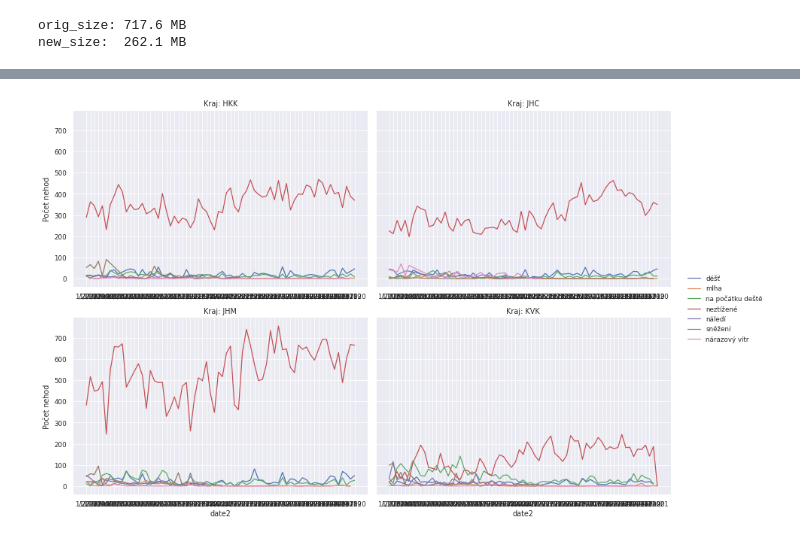
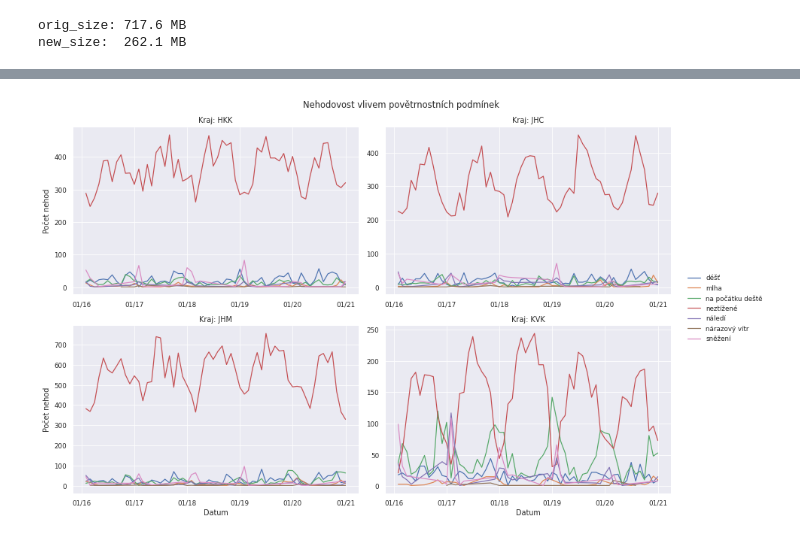
Before and after one commit to laDok8/izv, a Jupyter notebook: analysis.ipynb, the cells around one changed output, grey strips where cells are left out. Cells and saved outputs as stored; diff of their text form; code cells hidden in the pictures.

```diff
--- a/analysis.ipynb
+++ b/analysis.ipynb
@@ -17,24 +20,31 @@ def _download_accidents(url: str = "http://ehw.fit.vutbr.cz/izv/accidents.pkl.gz
 
 _download_accidents()
 # %%
-def get_dataframe(filename: str, verbose: bool = False) -> pd.DataFrame:
+def get_dataframe(filename: str = "accidents.pkl.gz", verbose: bool = False) -> pd.DataFrame:
+    """
+    Get data from compressed fie
+    :param filename: name of file
+    :param verbose: show file sizes before/after optimization
+    """
     df = pd.read_pickle(filename)
     if verbose:
-        mem = df.memory_usage(deep=True).sum() / (1024**2)
+        mem = df.memory_usage(deep=True).sum() / (1024 ** 2)
         print(f"orig_size: {mem:.1f} MB")
 
     convertable = ["p36", "p37", "weekday(p2a)", "p2b", "p6", "p7", "p8", "p9", "p10", "p11", "p12", "p13a",
                    "p13b", "p13c", "p14", "p15", "p16", "p17", "p18", "p19", "p20", "p21", "p22", "p23", "p24", "p27",
                    "p28",
-                   "p34", "p35", "p39", "p44", "p45a", "p47", "p48a", "p49", "p50a", "p50b", "p51", "p52", "p53", "p55a",
-                   "p57", "p58", "a", "b", "d", "e", "f", "g", "h", "i", "j", "k", "l", "n", "o", "p", "q", "r", "s", "t",
+                   "p34", "p35", "p39", "p44", "p45a", "p47", "p48a", "p49", "p50a", "p50b", "p51", "p52", "p53",
+                   "p55a",
+                   "p57", "p58", "a", "b", "d", "e", "f", "g", "h", "i", "j", "k", "l", "n", "o", "p", "q", "r", "s",
+                   "t",
                    "p5a"]
     df['p2a'] = df['p2a'].astype('datetime64')
     df.rename(columns={'p2a': 'date'}, inplace=True)
     df[convertable] = df[convertable].astype('category')
 
     if verbose:
-        mem = df.memory_usage(deep=True).sum() / (1024**2)
+        mem = df.memory_usage(deep=True).sum() / (1024 ** 2)
         print(f"new_size:  {mem:.1f} MB")
     return df
 df = get_dataframe("accidents.pkl.gz", verbose=True)
@@ -125,41 +148,56 @@ plot_animals(df, "02_animals.png", True)
 # %%
-# Ukol 4: Povětrnostní podmínky
 def plot_conditions(df: pd.DataFrame, fig_location: str = None,
                     show_figure: bool = False):
+    """
+    Create plot of accidents caused by weather
+    :param df: dataframe
+    :param fig_location: location to store plot
+    :param show_figure: True to show visuals
+    """
     df['hodnota'] = 1
     _rename = {
         1: 'neztížené',
         2: 'mlha',
         3: 'na počátku deště',
         4: 'déšť',
         5: 'sněžení',
         6: 'náledí',
         7: 'nárazový vítr',
     }
 
-    wind_df = df[df['region'].isin(['HKK', 'JHC', 'JHM', 'KVK']) & (df['p18'] != 0) ]
-    wind_df = wind_df.loc[:,['date','p18','hodnota','region']]
+    wind_df = df[df['region'].isin(['HKK', 'JHC', 'JHM', 'KVK']) & (df['p18'] != 0)]
+    wind_df = wind_df.loc[:, ['date', 'p18', 'hodnota', 'region']]
     wind_df['p18'].replace(_rename, inplace=True)
-    wind_df['date2']=wind_df.apply(lambda row: str(row['date'].month)+'/'+str(row['date'].year),axis=1)
-    wind_df = pd.pivot_table(wind_df, columns='p18', index=['region', 'date2'], values='hodnota', aggfunc='sum')
+    # wind_df['datum']=wind_df.apply(lambda row: str(row['date'].month)+'/'+str(row['date'].year),axis=1)
+    wind_df = pd.pivot_table(wind_df, columns='p18', index=['region', 'date'], values='hodnota', aggfunc='sum')
+
     wind_df = wind_df.stack(level='p18').reset_index(name='Počet nehod')
+    wind_df = wind_df.groupby(['region', 'p18', pd.Grouper(freq='M', key='date')]).sum()
+    wind_df = wind_df.reset_index()
+
+    # remove >2021
+    wind_df = wind_df[(wind_df['date'] < '2021') & (wind_df['date'] > '2015')]
+    wind_df.rename(columns={'date': 'Datum'}, inplace=True)
 
     # graphing
     sns.set_theme()
     sns.set_context("paper")
-    fig = sns.FacetGrid(wind_df, col='region', sharex=False, sharey=True, col_wrap=2, height=4, aspect= 1.5)
-    fig.map_dataframe(sns.lineplot, x='date2', y='Počet nehod', hue='p18', palette="deep")
+    fig = sns.FacetGrid(wind_df, col='region', sharex=False, sharey=False, col_wrap=2, height=4, aspect=1.5)
+    g = fig.map_dataframe(sns.lineplot, x='Datum', y='Počet nehod', hue='p18', palette="deep")
+    for ax in g.axes.flatten():
+        ax.xaxis.set_major_formatter(mDates.DateFormatter('%m/%y'))
     fig.set_titles('Kraj: {col_name}')
+    fig.fig.suptitle('Nehodovost vlivem povětrnostních podmínek')
     fig.add_legend()
     fig.tight_layout()
 
     if fig_location:
         plt.savefig(fig_location)
 
     if show_figure:
         plt.show()
         plt.close()
 
 plot_conditions(df, "03_conditions.png", True)
 # %% [output]
-[figure, old version]
+[figure, new version]
```
Also changed, not shown: parts of 3 cells of this notebook, 1 other file.
